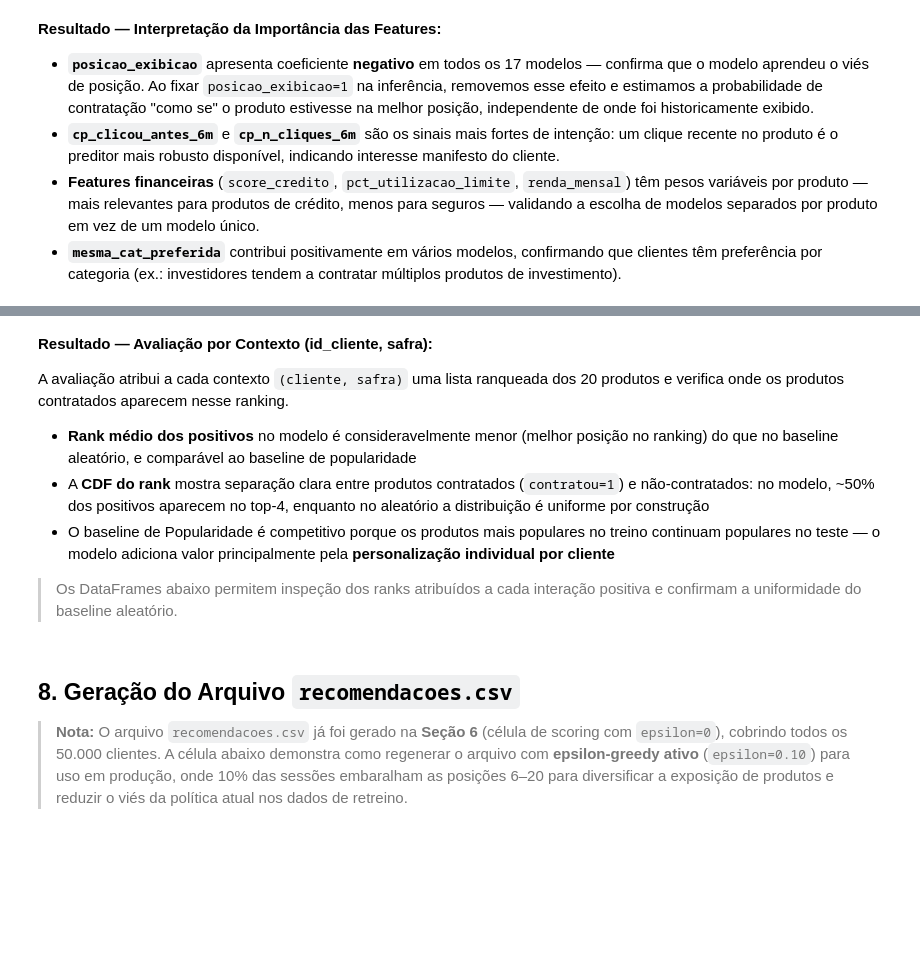
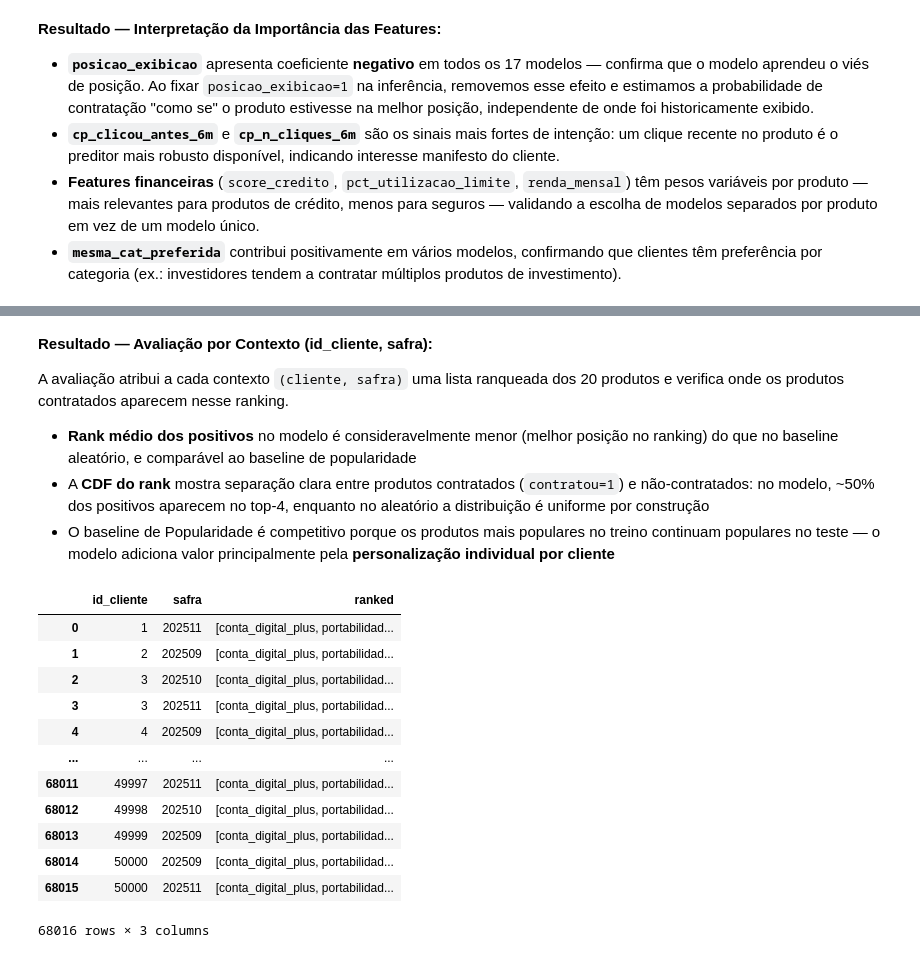
Before and after one commit to Cirokun/case-sistema-recomendacao-II, a Jupyter notebook: notebook_recomendacao_per_product.ipynb, the cells around one changed output, grey strips where cells are left out. Saved outputs shown, nothing was run; the diff lists cells and outputs as text; code cells hidden in the pictures; blank space fills up the shorter version.

```diff
--- a/notebook_recomendacao_per_product.ipynb
+++ b/notebook_recomendacao_per_product.ipynb
@@ -1123,9 +1114,3 @@ A avaliação atribui a cada contexto `(cliente, safra)` uma lista ranqueada dos
 - **Rank médio dos positivos** no modelo é consideravelmente menor (melhor posição no ranking) do que no baseline aleatório, e comparável ao baseline de popularidade
 - A **CDF do rank** mostra separação clara entre produtos contratados (`contratou=1`) e não-contratados: no modelo, ~50% dos positivos aparecem no top-4, enquanto no aleatório a distribuição é uniforme por construção
 - O baseline de Popularidade é competitivo porque os produtos mais populares no treino continuam populares no teste — o modelo adiciona valor principalmente pela **personalização individual por cliente**
-
-> Os DataFrames abaixo permitem inspeção dos ranks atribuídos a cada interação positiva e confirmam a uniformidade do baseline aleatório.
-# %% [markdown]
-## 8. Geração do Arquivo `recomendacoes.csv`
-
-> **Nota:** O arquivo `recomendacoes.csv` já foi gerado na **Seção 6** (célula de scoring com `epsilon=0`), cobrindo todos os 50.000 clientes. A célula abaixo demonstra como regenerar o arquivo com **epsilon-greedy ativo** (`epsilon=0.10`) para uso em produção, onde 10% das sessões embaralham as posições 6–20 para diversificar a exposição de produtos e reduzir o viés da política atual nos dados de retreino.
@@ -1173,0 +1117,16 @@ print("hello world")
+# %%
+ranked_lists
+# %% [output]
+|  | id_cliente | safra | ranked |
+| 0 | 1 | 202511 | [conta_digital_plus, portabilidad... |
+| 1 | 2 | 202509 | [conta_digital_plus, portabilidad... |
+| 2 | 3 | 202510 | [conta_digital_plus, portabilidad... |
+| 3 | 3 | 202511 | [conta_digital_plus, portabilidad... |
+| 4 | 4 | 202509 | [conta_digital_plus, portabilidad... |
+| ... | ... | ... | ... |
+| 68011 | 49997 | 202511 | [conta_digital_plus, portabilidad... |
+| 68012 | 49998 | 202510 | [conta_digital_plus, portabilidad... |
+| 68013 | 49999 | 202509 | [conta_digital_plus, portabilidad... |
+| 68014 | 50000 | 202509 | [conta_digital_plus, portabilidad... |
+| 68015 | 50000 | 202511 | [conta_digital_plus, portabilidad... |
+68016 rows × 3 columns
```
Also changed, not shown: parts of 21 cells of this notebook, 1 other file.
